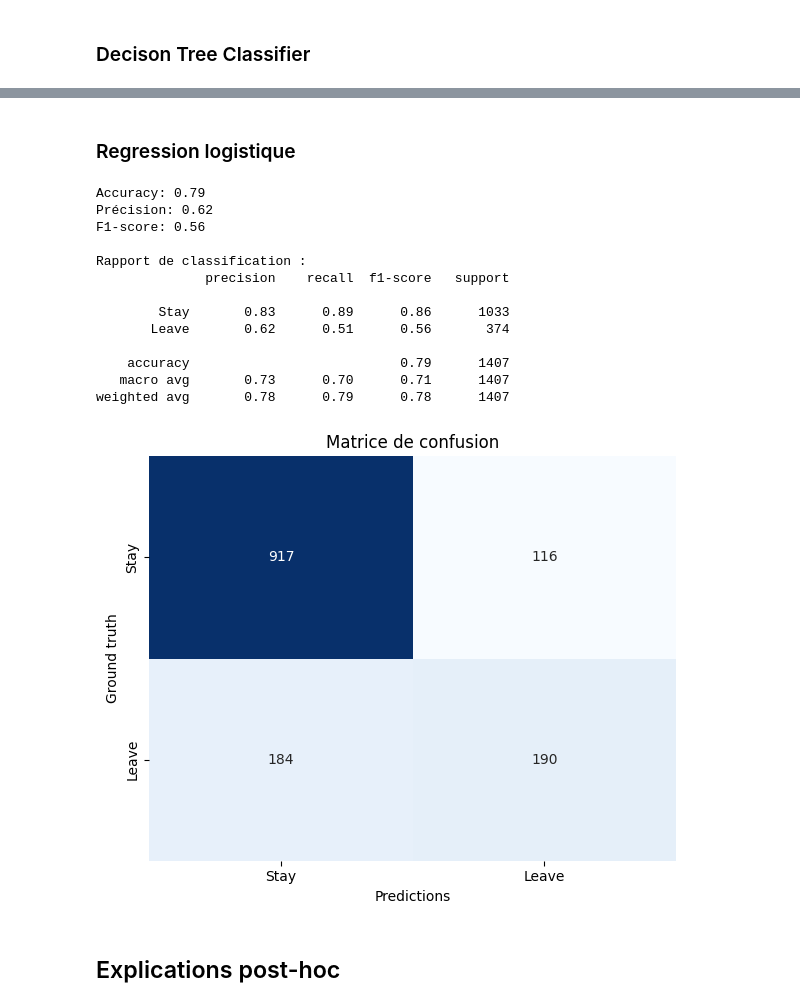
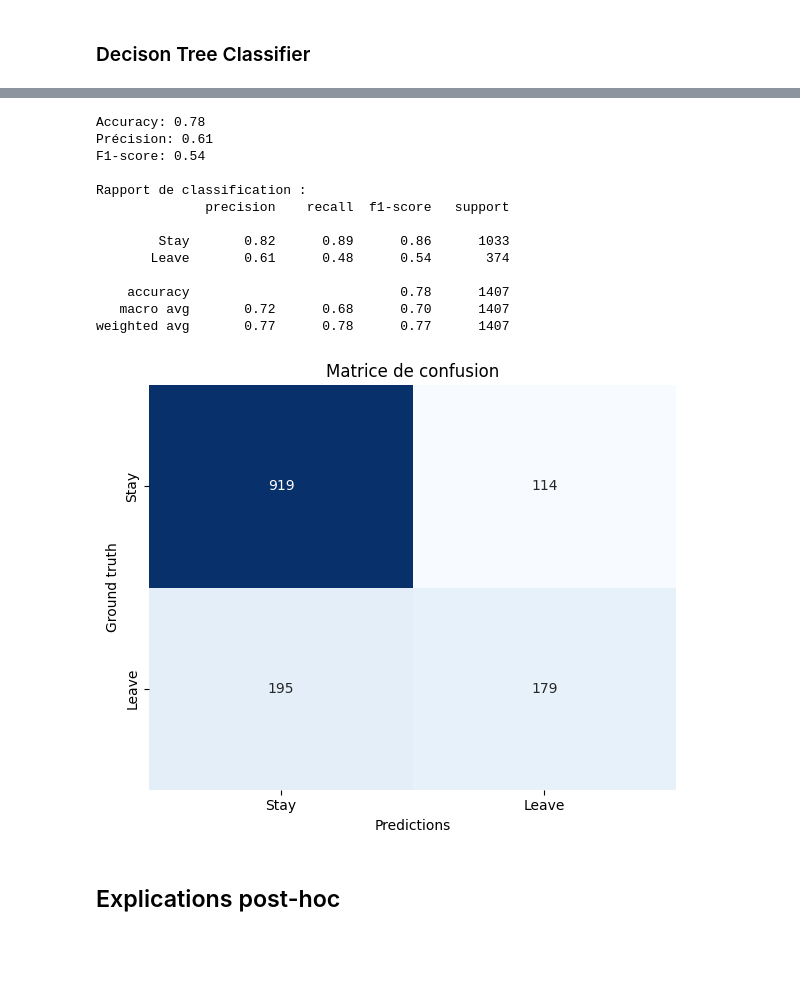
Before and after one commit to michaelstrefeler/XAI_Labs, a Jupyter notebook: mini_projet/churn.ipynb, the cells around one changed output, grey strips where cells are left out. Cells and saved outputs as stored; diff of their text form; code cells hidden in the pictures; blank space fills up the shorter version.

```diff
--- a/mini_projet/churn.ipynb
+++ b/mini_projet/churn.ipynb
@@ -227,9 +202,0 @@ weighted avg       0.72      0.72      0.72      1407
-# %%
-# Entraînement du modèle
-clf = RandomForestClassifier(n_estimators=25, random_state=42)
-clf.fit(X_train, y_train)
-
-# Prédictions
-y_pred = clf.predict(X_test)
-
-evaluate_model(y_test, y_pred)
@@ -251,29 +203,27 @@ weighted avg       0.77      0.78      0.77      1407
-# %% [markdown]
-### Regression logistique
-# %%
-from sklearn.linear_model import LogisticRegression
-
-model = LogisticRegression()
-model.fit(X_train, y_train)
-
-y_pred = model.predict(X_test)
-
-evaluate_model(y_test, y_pred)
-# %% [output]
-Accuracy: 0.79
-Précision: 0.62
-F1-score: 0.56
-
-Rapport de classification :
-              precision    recall  f1-score   support
-
-        Stay       0.83      0.89      0.86      1033
-       Leave       0.62      0.51      0.56       374
-
-    accuracy                           0.79      1407
-   macro avg       0.73      0.70      0.71      1407
-weighted avg       0.78      0.79      0.78      1407
-[figure, removed]
+# %%
+# Entraînement du modèle
+tree = DecisionTreeClassifier(random_state=42, max_depth=5)
+tree.fit(X_train, y_train)
+
+# Prédictions
+y_pred = tree.predict(X_test)
+
+evaluate_model(y_test, y_pred)
+# %% [output]
+Accuracy: 0.78
+Précision: 0.61
+F1-score: 0.54
+
+Rapport de classification :
+              precision    recall  f1-score   support
+
+        Stay       0.82      0.89      0.86      1033
+       Leave       0.61      0.48      0.54       374
+
+    accuracy                           0.78      1407
+   macro avg       0.72      0.68      0.70      1407
+weighted avg       0.77      0.78      0.77      1407
+[figure, added]
 # %% [markdown]
 ## Explications post-hoc
 # %%
```
Also changed, not shown: parts of 12 cells of this notebook, 1 other file.
